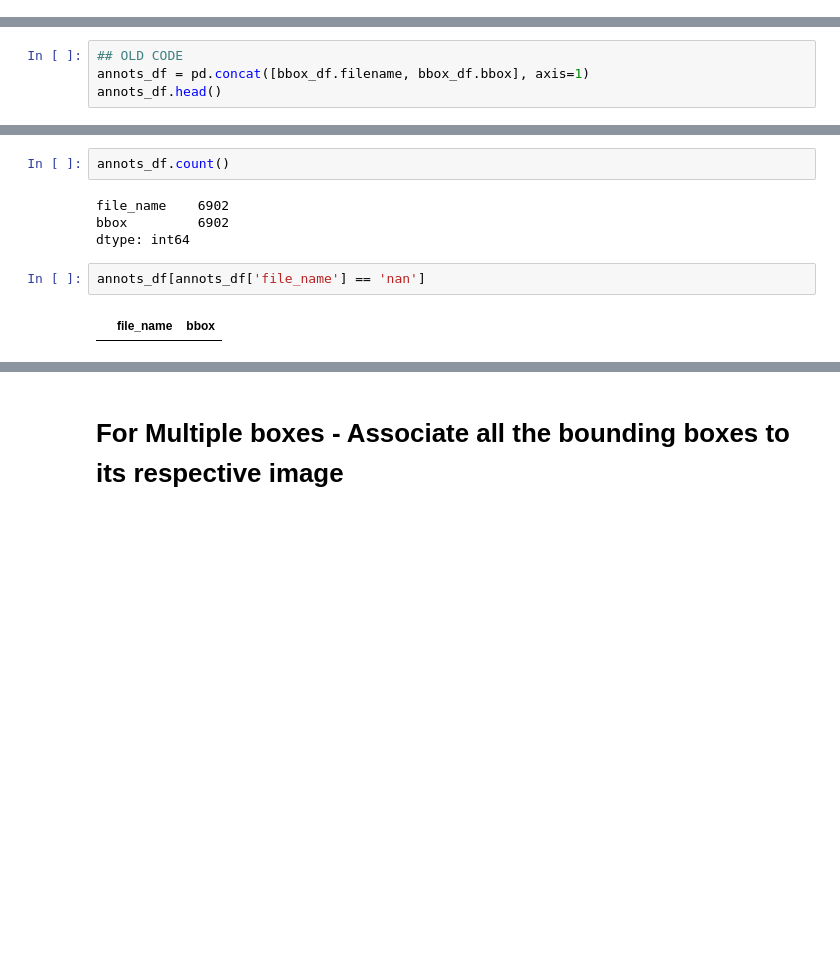
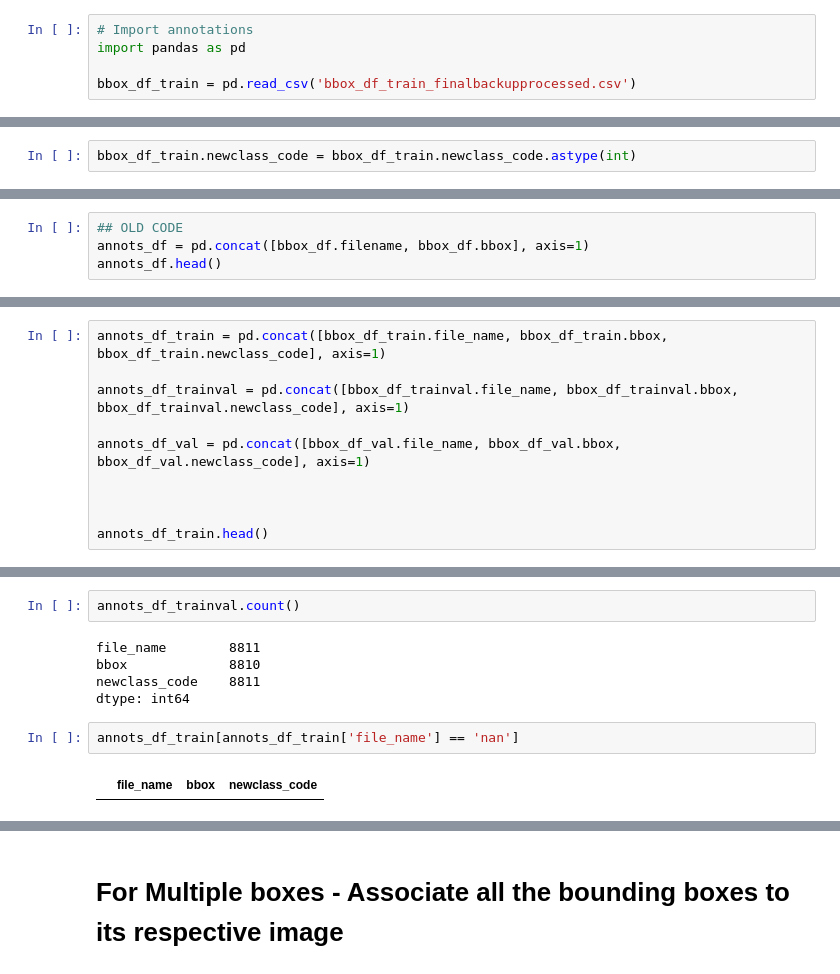
Before and after one commit to rg00345636/blog_new, a Jupyter notebook: notebook-experimenttb1_23JulyV1.ipynb, the cells around one changed output, grey strips where cells are left out. Saved outputs shown, nothing was run; the diff lists cells and outputs as text; blank space fills up the shorter version.

```diff
--- a/notebook-experimenttb1_23JulyV1.ipynb
+++ b/notebook-experimenttb1_23JulyV1.ipynb
@@ -1746,0 +2100,5 @@ bbox_df.head()
+# %%
+# Import annotations
+import pandas as pd
+
+bbox_df_train = pd.read_csv('bbox_df_train_finalbackupprocessed.csv')
@@ -1746,0 +2111,2 @@ bbox_df.head()
+# %%
+bbox_df_train.newclass_code = bbox_df_train.newclass_code.astype(int)
@@ -1783,0 +2138,10 @@ annots_df.head()
+# %%
+annots_df_train = pd.concat([bbox_df_train.file_name, bbox_df_train.bbox, bbox_df_train.newclass_code], axis=1)
+
+annots_df_trainval = pd.concat([bbox_df_trainval.file_name, bbox_df_trainval.bbox, bbox_df_trainval.newclass_code], axis=1)
+
+annots_df_val = pd.concat([bbox_df_val.file_name, bbox_df_val.bbox, bbox_df_val.newclass_code], axis=1)
+
+
+
+annots_df_train.head()
@@ -1784,10 +2155,11 @@ annots_df.head()
 # %%
-annots_df.count()
+annots_df_trainval.count()
 # %% [output]
-file_name    6902
-bbox         6902
+file_name        8811
+bbox             8810
+newclass_code    8811
 dtype: int64
 # %%
-annots_df[annots_df['file_name'] == 'nan']
+annots_df_train[annots_df_train['file_name'] == 'nan']
 # %% [output]
-|  | file_name | bbox |
+|  | file_name | bbox | newclass_code |
```
Also changed, not shown: parts of 320 cells of this notebook.
